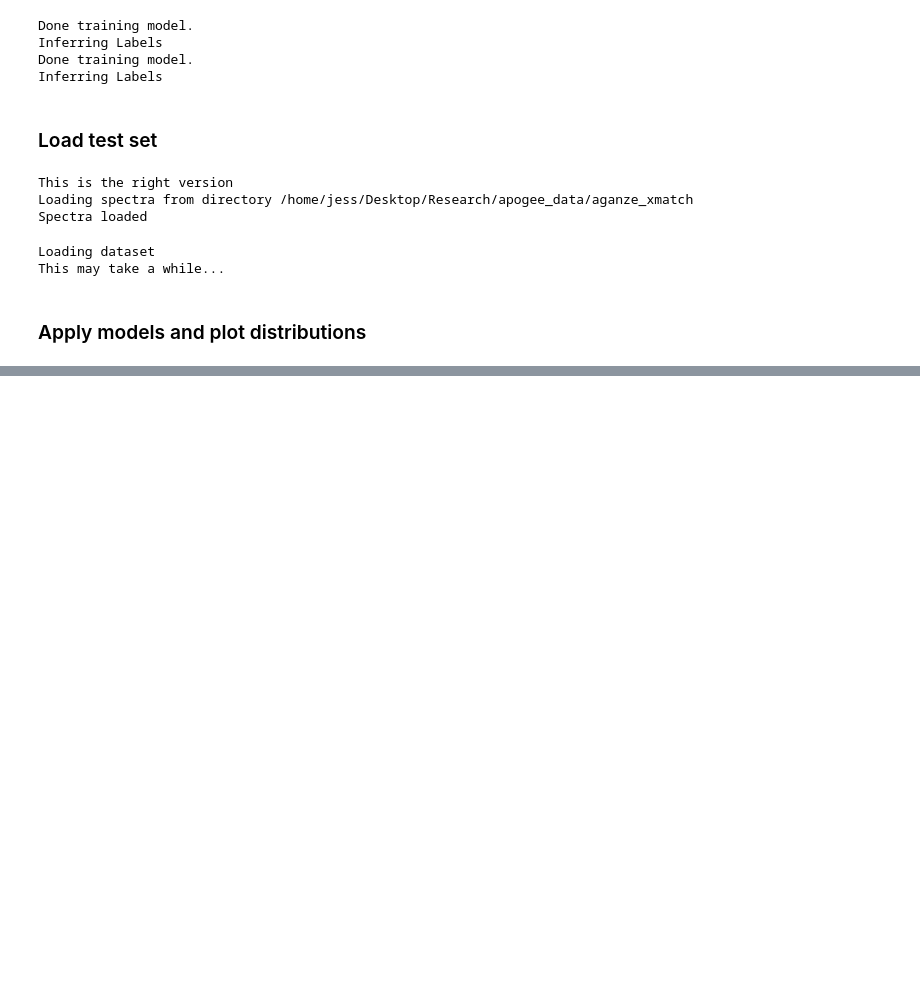
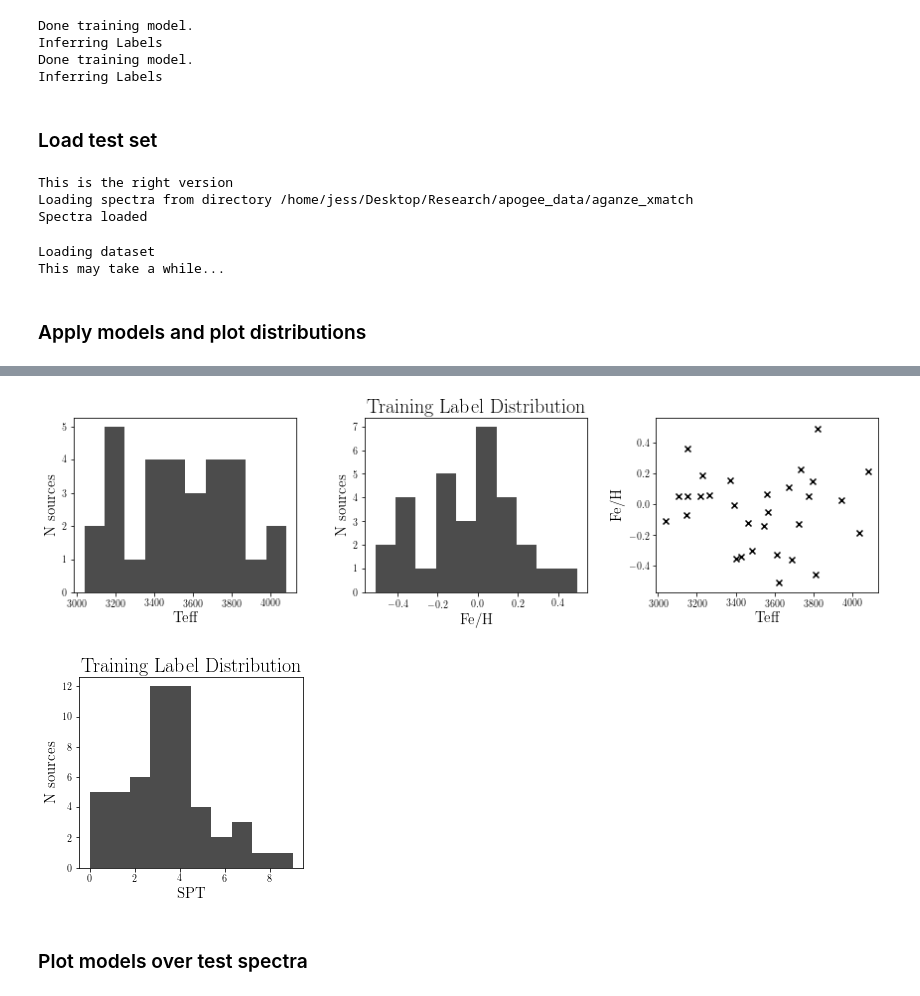
Before and after one commit to jbirky/Mdwarf_project, a Jupyter notebook: cannon_runs/2_aganze_test_cannon.ipynb, the cells around one changed output, grey strips where cells are left out. Cells and saved outputs as stored; diff of their text form; code cells hidden in the pictures; blank space fills up the shorter version.

```diff
--- a/cannon_runs/2_aganze_test_cannon.ipynb
+++ b/cannon_runs/2_aganze_test_cannon.ipynb
@@ -30,11 +33,11 @@ This may take a while...
 Loaded /home/jess/Desktop/Research/apogee_data/training_sets/norm_fluxes/west_cut_norm_tr_flux.npy
 Loaded /home/jess/Desktop/Research/apogee_data/training_sets/norm_fluxes/west_cut_norm_tr_ivar.npy
 # %%
-mann_dfile = AP_PATH + '/training_sets/mann_sample/'
-mann_rfile = 'train_ref/mann_ref_labels.csv'
+mann_dfile    = AP_PATH + '/training_sets/mann_sample/'
+mann_rfile    = 'train_ref/mann_ref_labels.csv'
 mann_tr_label = ap.loadLabels(mann_rfile, lbl_names=['TEFF', 'FE_H'])
-mann_tr_label_unc = ap.loadLabels(mann_rfile, lbl_names=['E_TEFF', 'E_FE_H'])
-mann_ds = ap.initializeTrainingSet(data=mann_dfile, ref=mann_rfile, lbl_names=['TEFF', 'FE_H'], save_base='mann')
+mann_tr_unc   = ap.loadLabels(mann_rfile, lbl_names=['E_TEFF', 'E_FE_H'])
+mann_ds       = ap.initializeTrainingSet(data=mann_dfile, ref=mann_rfile, lbl_names=['TEFF', 'FE_H'], save_base='mann')
 # %% [output]
 This is the right version
 Loading spectra from directory /home/jess/Desktop/Research/apogee_data/training_sets/mann_sample/
@@ -69,0 +128,29 @@ This may take a while...
+# %%
+fig, (ax1, ax2, ax3) = plt.subplots(1, 3, figsize=(12,3.5), facecolor='w')
+ax1.hist(tr_teff, color='k', alpha=.7)
+ax1.set_xlabel('Teff', fontsize=15)
+ax1.set_ylabel('N sources', fontsize=15)
+ax2.hist(tr_fe_h, color='k', alpha=.7)
+ax2.set_xlabel('Fe/H', fontsize=15)
+ax2.set_ylabel('N sources', fontsize=15)
+ax3.scatter(tr_teff, tr_fe_h, marker='x', color='k')
+ax3.set_xlabel('Teff', fontsize=15)
+ax3.set_ylabel('Fe/H', fontsize=15)
+ax2.set_title('Training Label Distribution', fontsize=20)
+plt.tight_layout()
+plt.savefig('2_aganze_results/Mann_Training_Distributions.png')
+plt.show()
+plt.close()
+
+fig = plt.figure(figsize=(4,3.5))
+plt.hist(np.transpose(west_ds.tr_label)[0], color='k', alpha=.7)
+plt.title('Training Label Distribution', fontsize=20)
+plt.xlabel('SPT', fontsize=15)
+plt.ylabel('N sources', fontsize=15)
+plt.savefig('2_aganze_results/West_Training_Distributions.png')
+plt.show()
+# %% [output]
+[figure, added]
+[figure, added]
+# %% [markdown]
+### Plot models over test spectra
```
Also changed, not shown: parts of 8 cells of this notebook, 7 other files.
